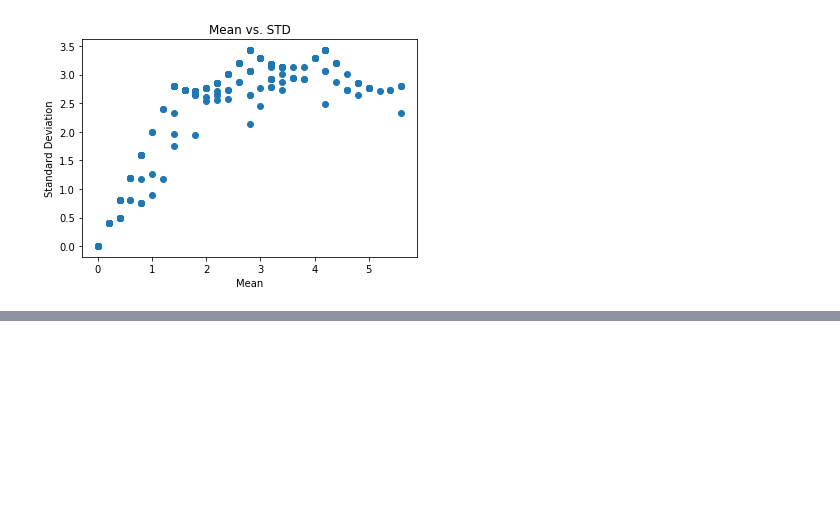
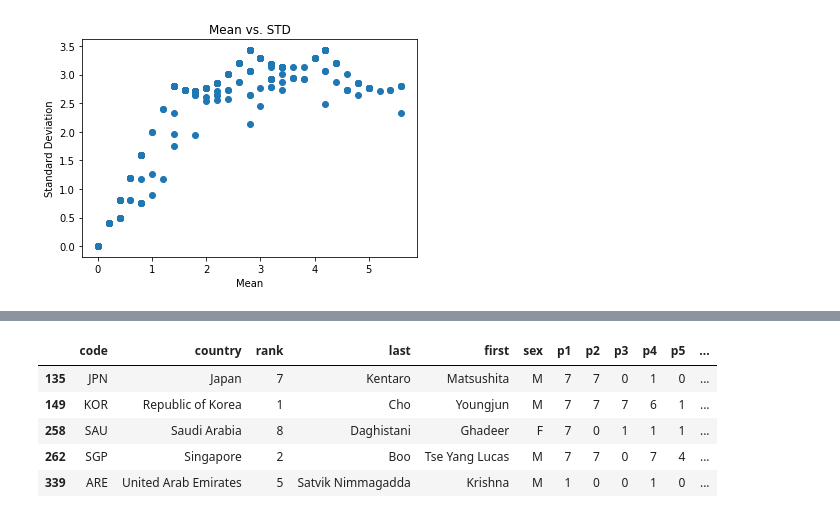
Before and after one commit to leomtz/apmowebsite, a Jupyter notebook: data/EDA_2019.ipynb, the cells around one changed output, grey strips where cells are left out. Saved outputs shown, nothing was run; the diff lists cells and outputs as text; code cells hidden in the pictures; blank space fills up the shorter version.

```diff
--- a/data/EDA_2019.ipynb
+++ b/data/EDA_2019.ipynb
@@ -219,0 +229,9 @@ show(q)
+# %%
+df[df.p4>0]
+# %% [output]
+|  | code | country | rank | last | first | sex | p1 | p2 | p3 | p4 | p5 | ... |
+| 135 | JPN | Japan | 7 | Kentaro | Matsushita | M | 7 | 7 | 0 | 1 | 0 | ... |
+| 149 | KOR | Republic of Korea | 1 | Cho | Youngjun | M | 7 | 7 | 7 | 6 | 1 | ... |
+| 258 | SAU | Saudi Arabia | 8 | Daghistani | Ghadeer | F | 7 | 0 | 1 | 1 | 1 | ... |
+| 262 | SGP | Singapore | 2 | Boo | Tse Yang Lucas | M | 7 | 7 | 0 | 7 | 4 | ... |
+| 339 | ARE | United Arab Emirates | 5 | Satvik Nimmagadda | Krishna | M | 1 | 0 | 0 | 1 | 0 | ... |
```
Also changed, not shown: parts of 1 cell of this notebook, 6 other files.
